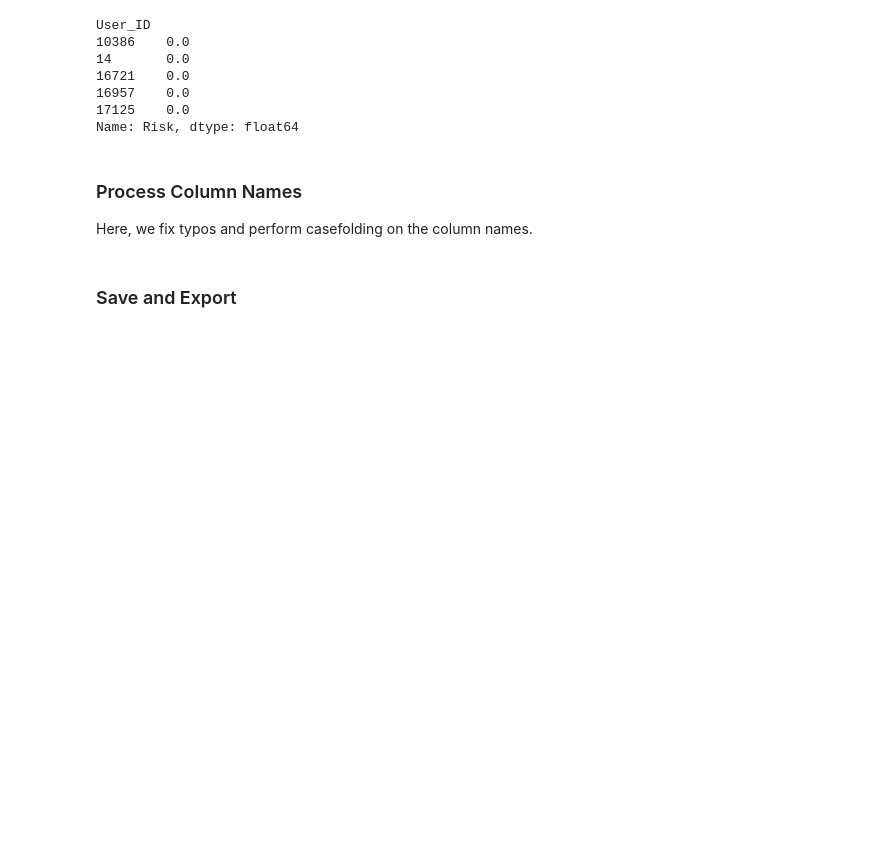
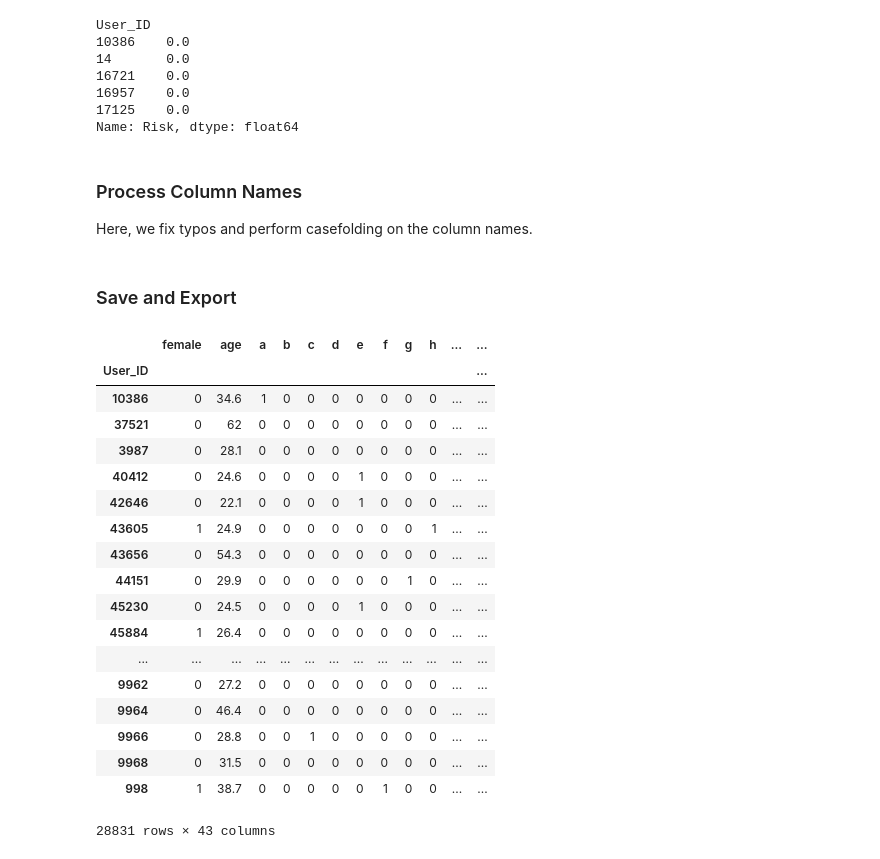
Before and after one commit to swetharevanur/cs229-final-project, a Jupyter notebook: src/exploration/cleaning.ipynb, the cells around one changed output. Cells and saved outputs as stored; diff of their text form; code cells hidden in the pictures; blank space fills up the shorter version.

```diff
--- a/src/exploration/cleaning.ipynb
+++ b/src/exploration/cleaning.ipynb
@@ -87,8 +87,8 @@ df.head()
 
 Here, we will replace all commas (European decimal separator) with periods, while handling some unformatted values.
 # %%
-df['Age'] = df['Age'].apply(lambda x: x.replace(',', '.'))
 df['Age'] = df['Age'].replace('???', np.nan)
+df['Age'] = df['Age'].apply(lambda x: str(x).replace(',', '.')) # str(x).split(',')[0]
 df['Age'] = df['Age'].astype(float)
 df['Age'].fillna(df['Age'].mean(), inplace = True)
 df['Age'].head()
@@ -311,3 +311,25 @@ df = df * 1 # replaces T/F with 1/0
 df = df.where(df.notnull(), None)
 
 df.to_pickle(os.path.join(base_data_dir, 'online_sex_work_clean.pkl'))
+# %%
+df
+# %% [output]
+|  | female | age | a | b | c | d | e | f | g | h | ... | ... |
+| User_ID |  |  |  |  |  |  |  |  |  |  |  | ... |
+| 10386 | 0 | 34.6 | 1 | 0 | 0 | 0 | 0 | 0 | 0 | 0 | ... | ... |
+| 37521 | 0 | 62 | 0 | 0 | 0 | 0 | 0 | 0 | 0 | 0 | ... | ... |
+| 3987 | 0 | 28.1 | 0 | 0 | 0 | 0 | 0 | 0 | 0 | 0 | ... | ... |
+| 40412 | 0 | 24.6 | 0 | 0 | 0 | 0 | 1 | 0 | 0 | 0 | ... | ... |
+| 42646 | 0 | 22.1 | 0 | 0 | 0 | 0 | 1 | 0 | 0 | 0 | ... | ... |
+| 43605 | 1 | 24.9 | 0 | 0 | 0 | 0 | 0 | 0 | 0 | 1 | ... | ... |
+| 43656 | 0 | 54.3 | 0 | 0 | 0 | 0 | 0 | 0 | 0 | 0 | ... | ... |
+| 44151 | 0 | 29.9 | 0 | 0 | 0 | 0 | 0 | 0 | 1 | 0 | ... | ... |
+| 45230 | 0 | 24.5 | 0 | 0 | 0 | 0 | 1 | 0 | 0 | 0 | ... | ... |
+| 45884 | 1 | 26.4 | 0 | 0 | 0 | 0 | 0 | 0 | 0 | 0 | ... | ... |
+| ... | ... | ... | ... | ... | ... | ... | ... | ... | ... | ... | ... | ... |
+| 9962 | 0 | 27.2 | 0 | 0 | 0 | 0 | 0 | 0 | 0 | 0 | ... | ... |
+| 9964 | 0 | 46.4 | 0 | 0 | 0 | 0 | 0 | 0 | 0 | 0 | ... | ... |
+| 9966 | 0 | 28.8 | 0 | 0 | 1 | 0 | 0 | 0 | 0 | 0 | ... | ... |
+| 9968 | 0 | 31.5 | 0 | 0 | 0 | 0 | 0 | 0 | 0 | 0 | ... | ... |
+| 998 | 1 | 38.7 | 0 | 0 | 0 | 0 | 0 | 1 | 0 | 0 | ... | ... |
+28831 rows × 43 columns
```
Also changed, not shown: 2 other files.
